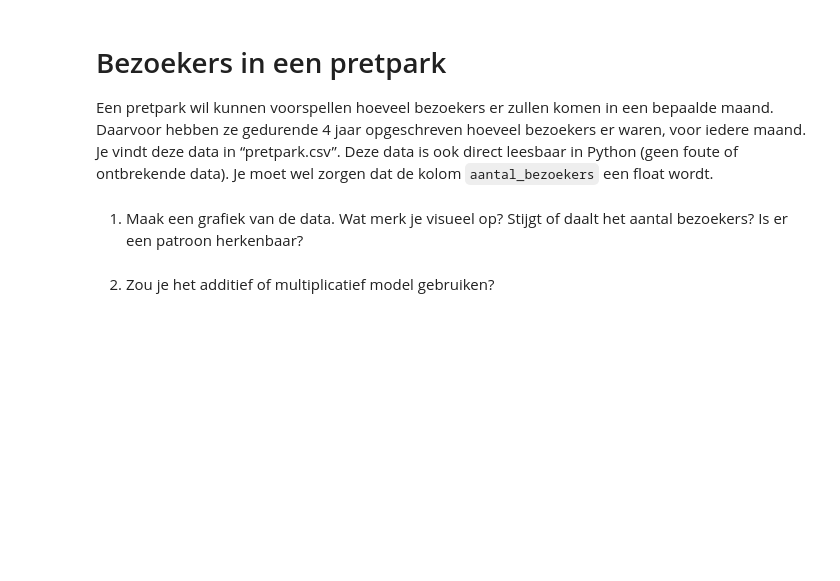
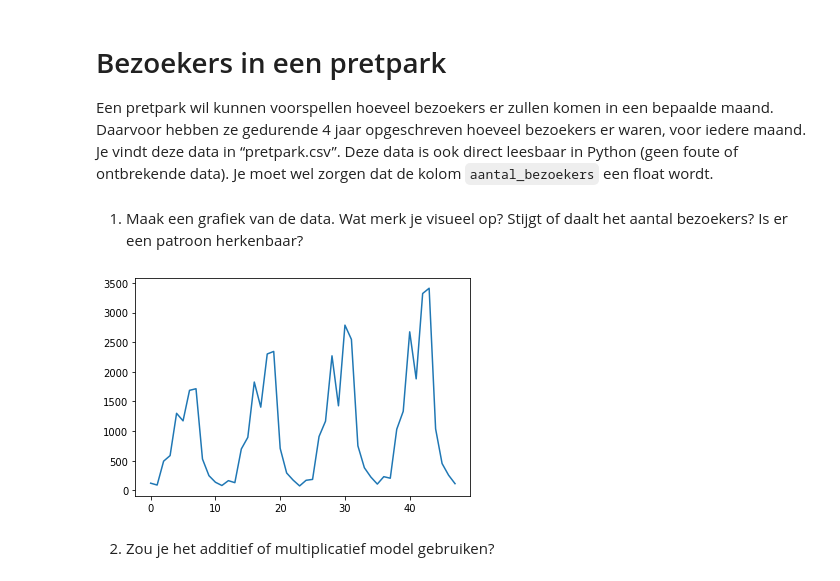
Before and after one commit to EliasDeHondt/DataScience1, a Jupyter notebook: W20P4/2 Pretpark - Oplossingen.ipynb, the cells around one changed output. Cells and saved outputs as stored; diff of their text form; code cells hidden in the pictures; blank space fills up the shorter version.

```diff
--- a/W20P4/2 Pretpark - Oplossingen.ipynb
+++ b/W20P4/2 Pretpark - Oplossingen.ipynb
@@ -3,5 +3,16 @@
 Een pretpark wil kunnen voorspellen hoeveel bezoekers er zullen komen in een bepaalde maand. Daarvoor hebben ze gedurende 4 jaar opgeschreven hoeveel bezoekers er waren, voor iedere maand. Je vindt deze data in “pretpark.csv”.  Deze data is ook direct leesbaar in Python (geen foute of ontbrekende data). Je moet wel zorgen dat de kolom `aantal_bezoekers` een float wordt.
 # %% [markdown]
 1.	Maak een grafiek van de data. Wat merk je visueel op? Stijgt of daalt het aantal bezoekers? Is er een patroon herkenbaar?
+# %%
+from scripts.forecast import *
+import pandas as pd
+
+pretpark = pd.read_csv('../datasets/pretpark.csv', sep=';')
+pretpark.aantal_bezoekers = pretpark.aantal_bezoekers.astype(float)
+_ = pretpark.aantal_bezoekers.plot()
+
+# Er is een zeer duidelijk patroon herkenbaar, het patroon wordt ook steeds groter
+# %% [output]
+[figure, added]
 # %% [markdown]
 2.	Zou je het additief of multiplicatief model gebruiken?
```
Also changed, not shown: parts of 8 cells of this notebook, 2 other files.
